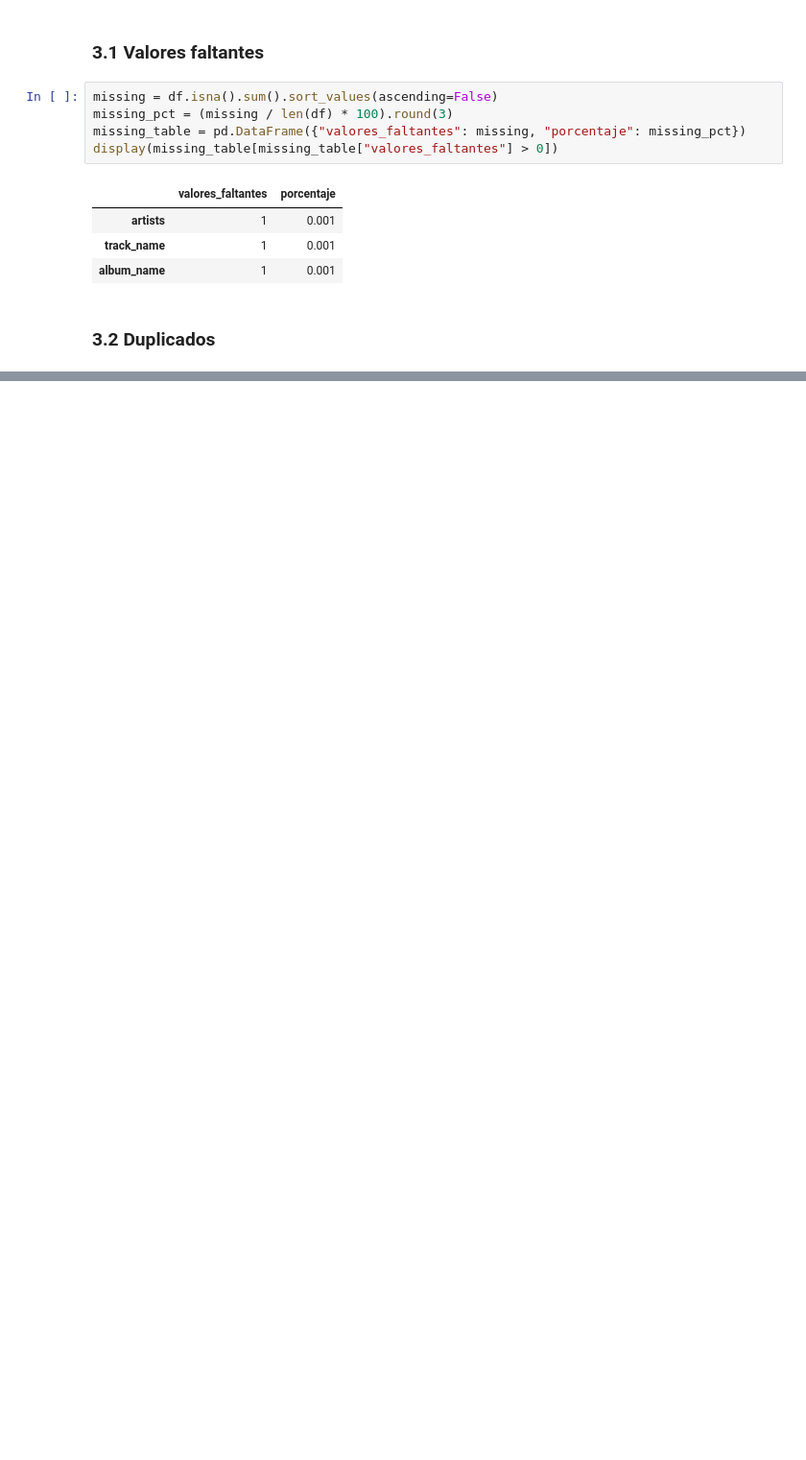
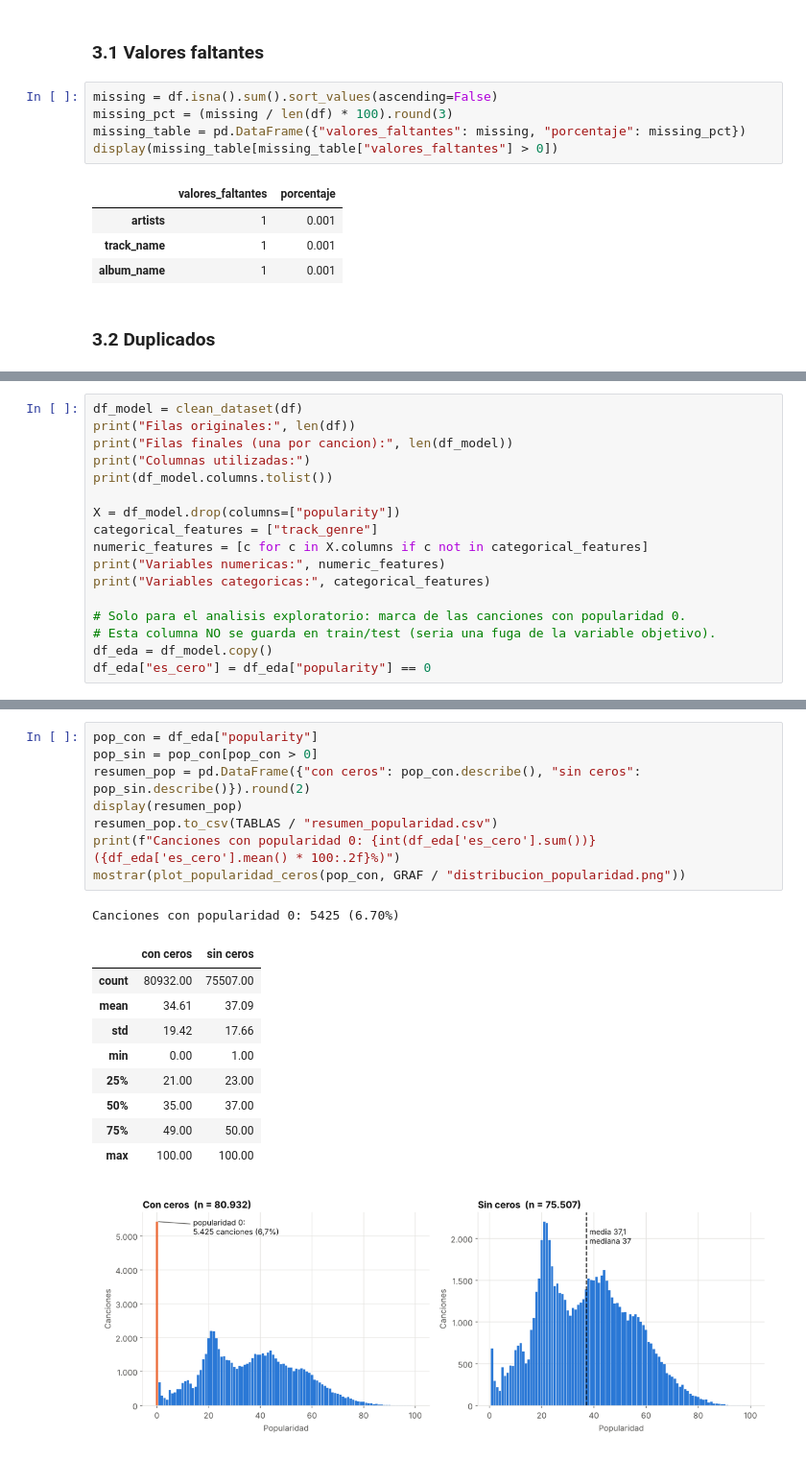
Before and after one commit to BRomanman/Spotify_ML, a Jupyter notebook: Spotify_ML_eva2/Notebook/Exploracion_inicial/1_EDA.ipynb, the cells around one changed output, grey strips where cells are left out. Shown at 96% size. Drawn from its saved outputs; the diff is of its cells as text; blank space fills up the shorter version.

```diff
--- a/Spotify_ML_eva2/Notebook/Exploracion_inicial/1_EDA.ipynb
+++ b/Spotify_ML_eva2/Notebook/Exploracion_inicial/1_EDA.ipynb
@@ -293,0 +200,17 @@ Los datos quedan separados en `Data/Processed/Train` y `Data/Processed/Test`. El
+# %%
+df_model = clean_dataset(df)
+print("Filas originales:", len(df))
+print("Filas finales (una por cancion):", len(df_model))
+print("Columnas utilizadas:")
+print(df_model.columns.tolist())
+
+X = df_model.drop(columns=["popularity"])
+categorical_features = ["track_genre"]
+numeric_features = [c for c in X.columns if c not in categorical_features]
+print("Variables numericas:", numeric_features)
+print("Variables categoricas:", categorical_features)
+
+# Solo para el analisis exploratorio: marca de las canciones con popularidad 0.
+# Esta columna NO se guarda en train/test (seria una fuga de la variable objetivo).
+df_eda = df_model.copy()
+df_eda["es_cero"] = df_eda["popularity"] == 0
@@ -293,0 +230,20 @@ Los datos quedan separados en `Data/Processed/Train` y `Data/Processed/Test`. El
+# %%
+pop_con = df_eda["popularity"]
+pop_sin = pop_con[pop_con > 0]
+resumen_pop = pd.DataFrame({"con ceros": pop_con.describe(), "sin ceros": pop_sin.describe()}).round(2)
+display(resumen_pop)
+resumen_pop.to_csv(TABLAS / "resumen_popularidad.csv")
+print(f"Canciones con popularidad 0: {int(df_eda['es_cero'].sum())} ({df_eda['es_cero'].mean() * 100:.2f}%)")
+mostrar(plot_popularidad_ceros(pop_con, GRAF / "distribucion_popularidad.png"))
+# %% [output]
+Canciones con popularidad 0: 5425 (6.70%)
+|  | con ceros | sin ceros |
+| count | 80932.00 | 75507.00 |
+| mean | 34.61 | 37.09 |
+| std | 19.42 | 17.66 |
+| min | 0.00 | 1.00 |
+| 25% | 21.00 | 23.00 |
+| 50% | 35.00 | 37.00 |
+| 75% | 49.00 | 50.00 |
+| max | 100.00 | 100.00 |
+[figure, added]
```
Also changed, not shown: parts of 49 cells of this notebook, 56 other files.
